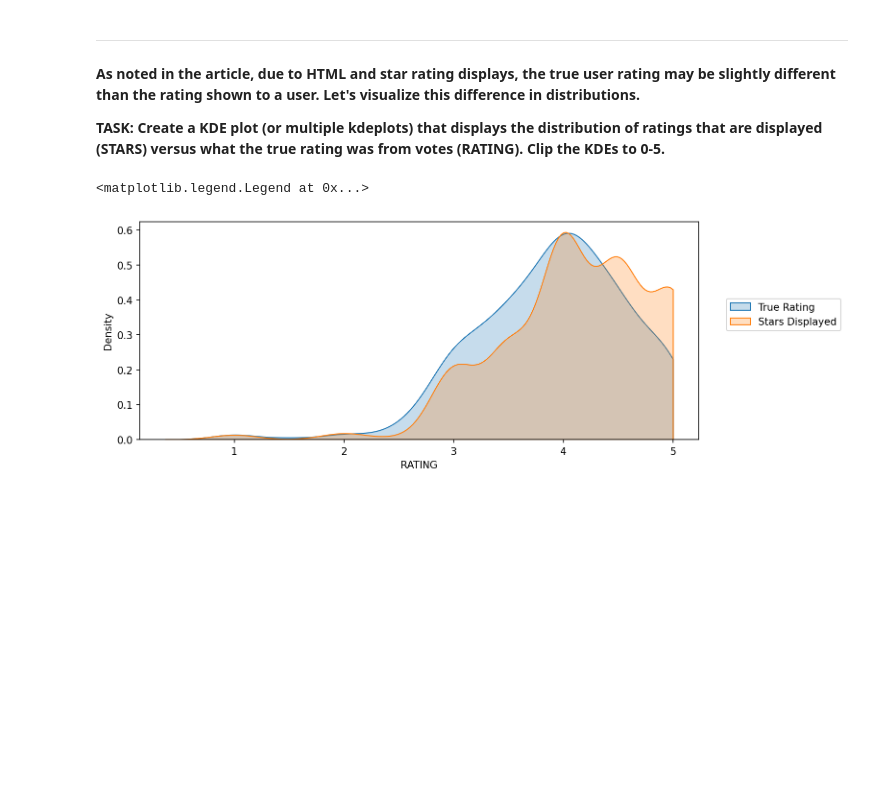
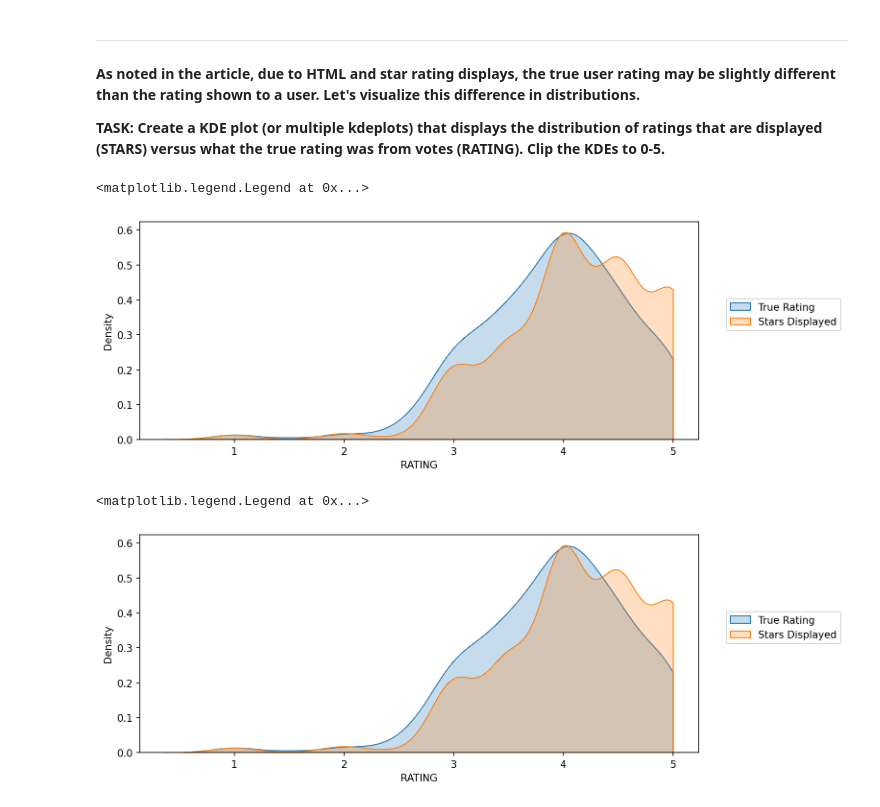
Before and after one commit to Jared-Glenn/Data_Science_Course_Practice, a Jupyter notebook: 00-Capstone-Project.ipynb, the cells around one changed output. Saved outputs shown, nothing was run; the diff lists cells and outputs as text; code cells hidden in the pictures; blank space fills up the shorter version.

Commit message:
0.06
* Compared Star ratings with actual ratings and found differences.
* Compared these differences with the same movies on IMDB and Rotten Tomatoes.

```diff
--- a/00-Capstone-Project.ipynb
+++ b/00-Capstone-Project.ipynb
@@ -266,3 +270,14 @@ len(fan_vote[fan_vote['VOTES'] == 0])
+# %%
+#CODE HERE
+plt.figure(figsize = (10,4), dpi = 150)
+
+sns.kdeplot(data=fan_vote, x='RATING', clip=[0,5], shade=True)
+sns.kdeplot(data=fan_vote, x='STARS', clip=[0,5], shade=True)
+
+plt.legend(labels=['True Rating','Stars Displayed'], loc=[1.05, 0.5])
+# %% [output]
+<matplotlib.legend.Legend at 0x...>
+[figure, added]
 # %%
 # %% [output]
 <matplotlib.legend.Legend at 0x...>
```
Also changed, not shown: parts of 26 cells of this notebook.
